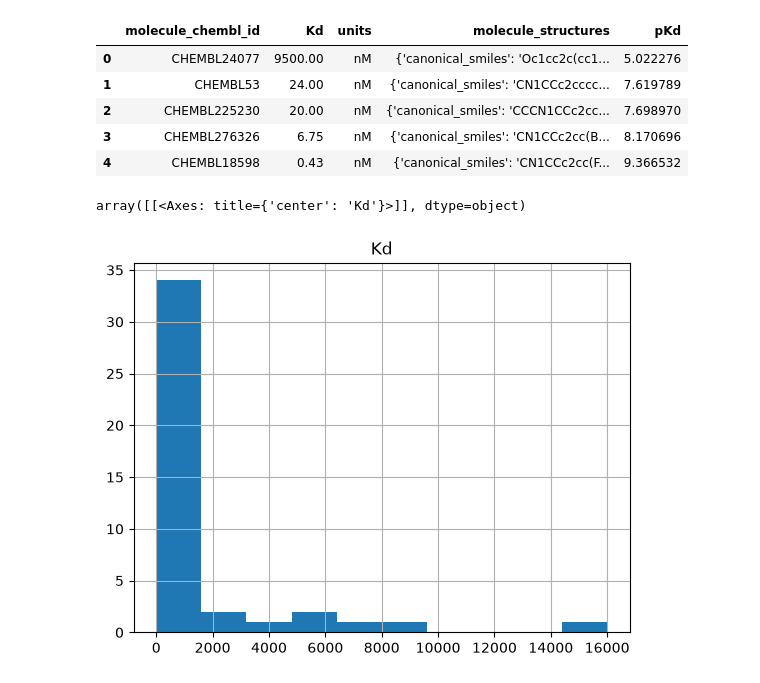
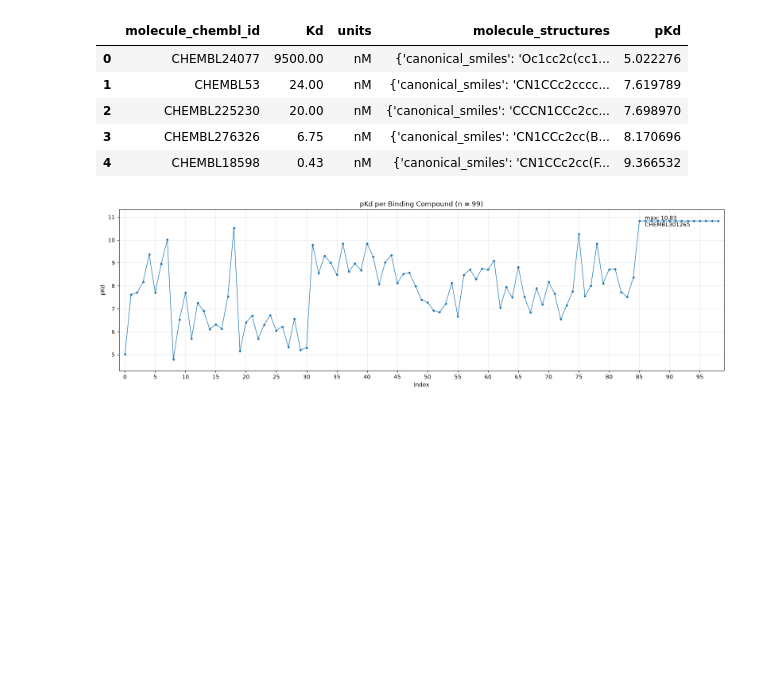
Before and after one commit to Maghanu/ACMDD_D2_Receptor, a Jupyter notebook: Workflow_step1 (Kd).ipynb, the cells around one changed output. Cells and saved outputs as stored; diff of their text form; code cells hidden in the pictures; blank space fills up the shorter version.

```diff
--- a/Workflow_step1 (Kd).ipynb
+++ b/Workflow_step1 (Kd).ipynb
@@ -107,7 +107,7 @@ def get_activities(
         "activity",
         {
             "target_chembl_id": target_chembl_id,
-            "type": activity_type,
+            "standard_type": activity_type,
             "relation": relation,
             "assay_type": assay_type,
         },
@@ -403,10 +403,31 @@ output_df.head()
 | 3 | CHEMBL276326 | 6.75 | nM | {'canonical_smiles': 'CN1CCc2cc(B... | 8.170696 |
 | 4 | CHEMBL18598 | 0.43 | nM | {'canonical_smiles': 'CN1CCc2cc(F... | 9.366532 |
 # %%
-output_df.hist(column="Kd")
+import matplotlib.pyplot as plt
+
+pkd = output_df["pKd"]
+
+fig, ax = plt.subplots(figsize=(16, 5))
+ax.plot(output_df.index, pkd, linewidth=1, marker="o", markersize=3)
+
+# Ruimte rondom zodat het eerste en laatste punt volledig zichtbaar zijn
+ax.set_xlim(-1, len(output_df))
+ax.set_ylim(pkd.min() - 0.5, pkd.max() + 0.5)
+ax.set_xticks(range(0, len(output_df), 5))
+
+# Markeer de sterkste binder (hoogste pKd)
+i_max = pkd.idxmax()
+ax.annotate(f"max: {pkd.max():.2f}\n{output_df.loc[i_max, 'molecule_chembl_id']}",
+            xy=(i_max, pkd.max()), xytext=(10, -10), textcoords="offset points")
+
+ax.set_xlabel("Index")
+ax.set_ylabel("pKd")
+ax.set_title(f"pKd per Binding Compound (n = {len(output_df)})")
+ax.grid(True, alpha=0.3)
+plt.tight_layout()
+plt.show()
 # %% [output]
-array([[<Axes: title={'center': 'Kd'}>]], dtype=object)
-[figure, old version]
+[figure, new version]
 # %%
 from rdkit import Chem
 
```
Also changed, not shown: parts of 19 cells of this notebook, 1 other file.
